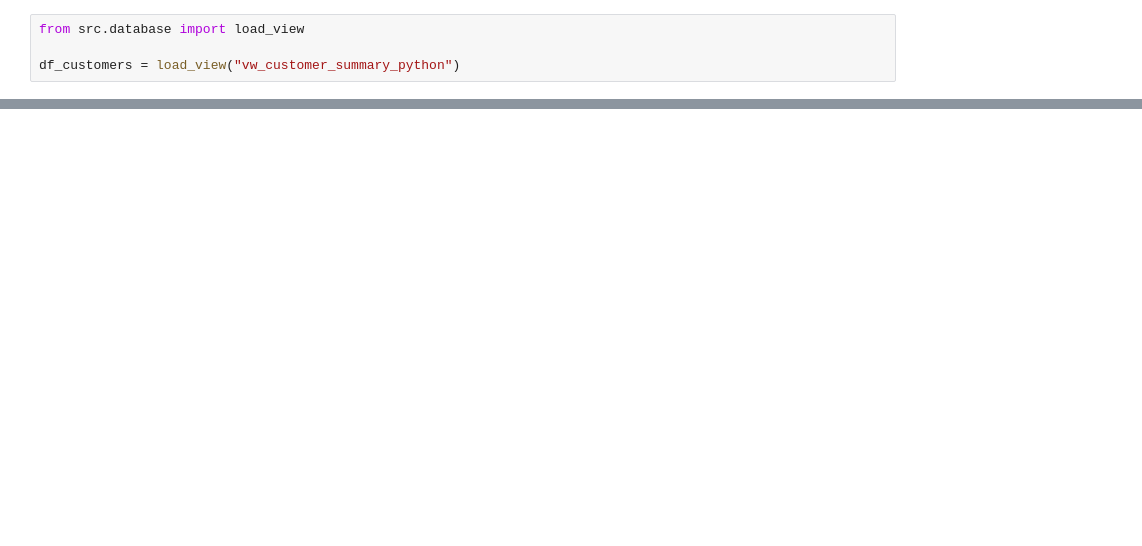
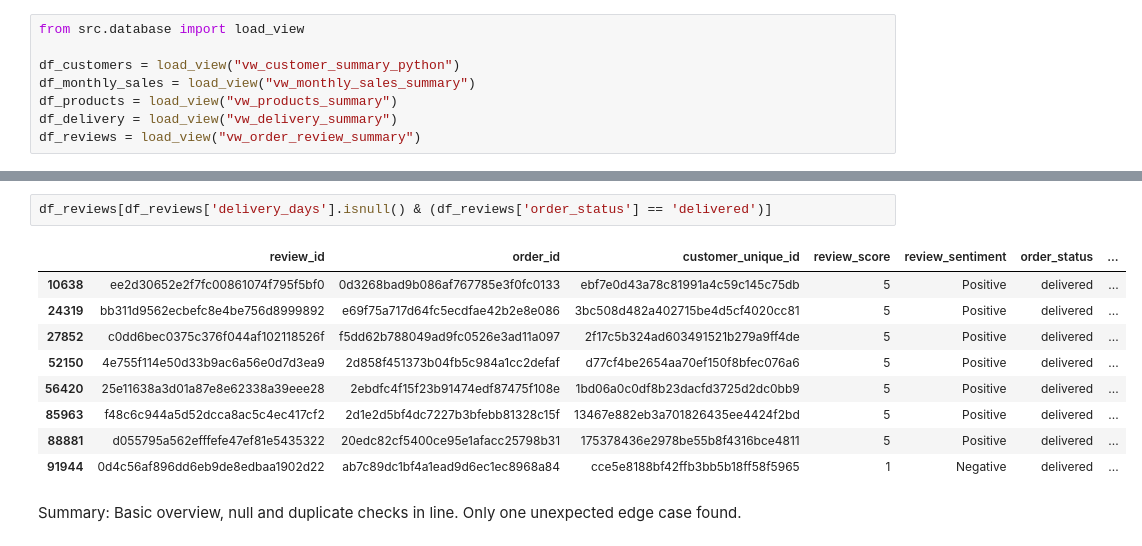
Before and after one commit to MarKotyn/olist-ecommerce-customer-analytics, a Jupyter notebook: python/notebooks/01_data_loading.ipynb, the cells around one changed output, grey strips where cells are left out. Saved outputs shown, nothing was run; the diff lists cells and outputs as text; blank space fills up the shorter version.

Commit message:
All views loaded from SQL. Data overview + basic checks

```diff
--- a/python/notebooks/01_data_loading.ipynb
+++ b/python/notebooks/01_data_loading.ipynb
@@ -8,3 +4,7 @@ from sqlalchemy import create_engine
 from src.database import load_view
 
 df_customers = load_view("vw_customer_summary_python")
+df_monthly_sales = load_view("vw_monthly_sales_summary")
+df_products = load_view("vw_products_summary")
+df_delivery = load_view("vw_delivery_summary")
+df_reviews = load_view("vw_order_review_summary")
@@ -19,0 +213,14 @@ df_customers.head()
+# %%
+df_reviews[df_reviews['delivery_days'].isnull() & (df_reviews['order_status'] == 'delivered')]
+# %% [output]
+|  | review_id | order_id | customer_unique_id | review_score | review_sentiment | order_status | ... |
+| 10638 | ee2d30652e2f7fc00861074f795f5bf0 | 0d3268bad9b086af767785e3f0fc0133 | ebf7e0d43a78c81991a4c59c145c75db | 5 | Positive | delivered | ... |
+| 24319 | bb311d9562ecbefc8e4be756d8999892 | e69f75a717d64fc5ecdfae42b2e8e086 | 3bc508d482a402715be4d5cf4020cc81 | 5 | Positive | delivered | ... |
+| 27852 | c0dd6bec0375c376f044af102118526f | f5dd62b788049ad9fc0526e3ad11a097 | 2f17c5b324ad603491521b279a9ff4de | 5 | Positive | delivered | ... |
+| 52150 | 4e755f114e50d33b9ac6a56e0d7d3ea9 | 2d858f451373b04fb5c984a1cc2defaf | d77cf4be2654aa70ef150f8bfec076a6 | 5 | Positive | delivered | ... |
+| 56420 | 25e11638a3d01a87e8e62338a39eee28 | 2ebdfc4f15f23b91474edf87475f108e | 1bd06a0c0df8b23dacfd3725d2dc0bb9 | 5 | Positive | delivered | ... |
+| 85963 | f48c6c944a5d52dcca8ac5c4ec417cf2 | 2d1e2d5bf4dc7227b3bfebb81328c15f | 13467e882eb3a701826435ee4424f2bd | 5 | Positive | delivered | ... |
+| 88881 | d055795a562efffefe47ef81e5435322 | 20edc82cf5400ce95e1afacc25798b31 | 175378436e2978be55b8f4316bce4811 | 5 | Positive | delivered | ... |
+| 91944 | 0d4c56af896dd6eb9de8edbaa1902d22 | ab7c89dc1bf4a1ead9d6ec1ec8968a84 | cce5e8188bf42ffb3bb5b18ff58f5965 | 1 | Negative | delivered | ... |
+# %% [markdown]
+Summary: Basic overview, null and duplicate checks in line. Only one unexpected edge case found.
```
Also changed, not shown: parts of 23 cells of this notebook, 1 other file.
